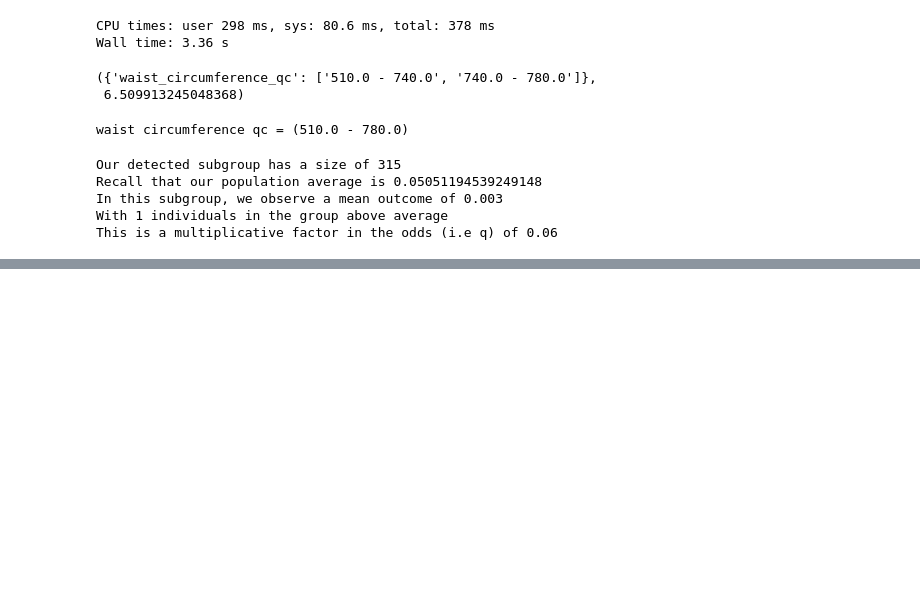
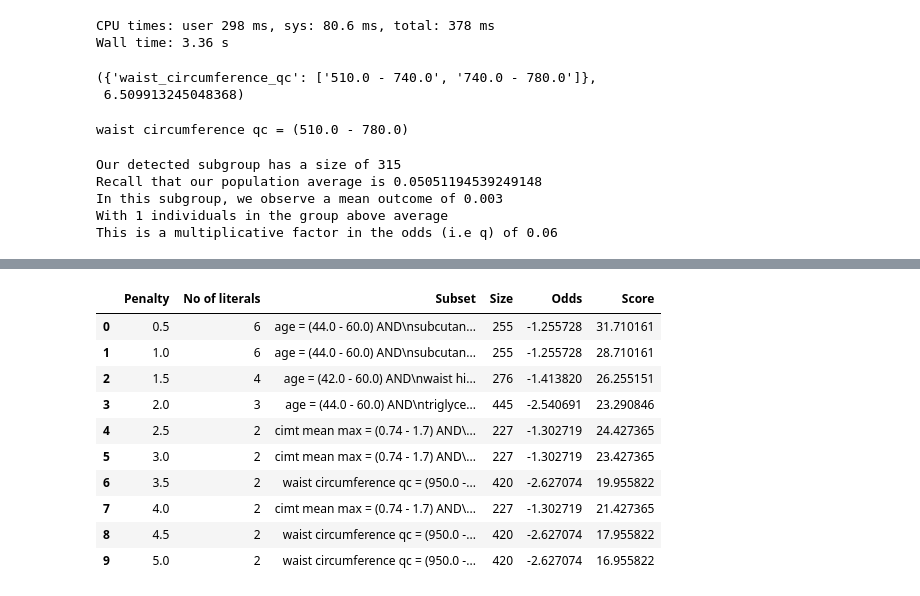
Before and after one commit to kayvinsoo7/HAALSI_work, a Jupyter notebook: mdscan-master/Autostrat.ipynb, the cells around one changed output, grey strips where cells are left out. Saved outputs shown, nothing was run; the diff lists cells and outputs as text; code cells hidden in the pictures; blank space fills up the shorter version.

Commit message:
working poisson score

```diff
--- a/mdscan-master/Autostrat.ipynb
+++ b/mdscan-master/Autostrat.ipynb
@@ -13,7 +13,8 @@ warnings.filterwarnings('ignore')
 data = pd.read_csv('../project2_data_21_04_23.csv').drop(columns =
        ['Unnamed: 0','study_id']).fillna(-999)
 # target_cols = ['htn_jnc7_qc', 'diabetes_status_c_qc', 'ckd_c_qc', 'cadiovascular_current']
-target_cols = ['htn_jnc7_qc', 'diabetes_status_c_qc']
+# target_cols = ['htn_jnc7_qc', 'diabetes_status_c_qc']
+target_cols = ['diabetes_status_c_qc']
 # %%
 data.site.value_counts()
 # %% [output]
@@ -97,2 +108,3 @@ Size after removing records with missing targets:  (1465, 25)
 # %%
+dff.loc[:,'ckd_c_qc'] = dff.loc[:,'ckd_c_qc'].replace([-999], 0)
 dff1 = dff.replace([-999, -222, -111, 999], np.nan).copy()
@@ -1353,0 +1084,17 @@ len(target)
+# %%
+contiguous = {}
+dff_2 = treated.copy()
+
+# Create a new dataframe with the numeric columns bins
+for col in numeric_columns:
+    if col in search_space:
+        dff_2[col] = custom_qcut(dff_2[col].copy())
+
+        bins = list(dff_2[col].unique())
+
+        if -999 in bins:
+            bins.remove(-999)
+
+        bins = sorted(bins, key=lambda x : float(x.split(' - ')[0]))
+
+        contiguous[col] = bins
@@ -1353,0 +1191,29 @@ len(target)
+# %%
+import pandas as pd
+
+# [Your existing code for calculations]
+
+# Create a DataFrame from the results
+results_df = pd.DataFrame({
+    'Penalty': penalty_values,
+    'No of literals': count_results,
+    'Subset': subset_results1,
+    'Size': size_results,
+    'Odds': odds_results,
+    'Score': score_results
+})
+
+# Display the DataFrame
+results_df
+# %% [output]
+|  | Penalty | No of literals | Subset | Size | Odds | Score |
+| 0 | 0.5 | 6 | age = (44.0 - 60.0) AND\nsubcutan... | 255 | -1.255728 | 31.710161 |
+| 1 | 1.0 | 6 | age = (44.0 - 60.0) AND\nsubcutan... | 255 | -1.255728 | 28.710161 |
+| 2 | 1.5 | 4 | age = (42.0 - 60.0) AND\nwaist hi... | 276 | -1.413820 | 26.255151 |
+| 3 | 2.0 | 3 | age = (44.0 - 60.0) AND\ntriglyce... | 445 | -2.540691 | 23.290846 |
+| 4 | 2.5 | 2 | cimt mean max = (0.74 - 1.7) AND\... | 227 | -1.302719 | 24.427365 |
+| 5 | 3.0 | 2 | cimt mean max = (0.74 - 1.7) AND\... | 227 | -1.302719 | 23.427365 |
+| 6 | 3.5 | 2 | waist circumference qc = (950.0 -... | 420 | -2.627074 | 19.955822 |
+| 7 | 4.0 | 2 | cimt mean max = (0.74 - 1.7) AND\... | 227 | -1.302719 | 21.427365 |
+| 8 | 4.5 | 2 | waist circumference qc = (950.0 -... | 420 | -2.627074 | 17.955822 |
+| 9 | 5.0 | 2 | waist circumference qc = (950.0 -... | 420 | -2.627074 | 16.955822 |
```
Also changed, not shown: parts of 41 cells of this notebook, 1 other file.
